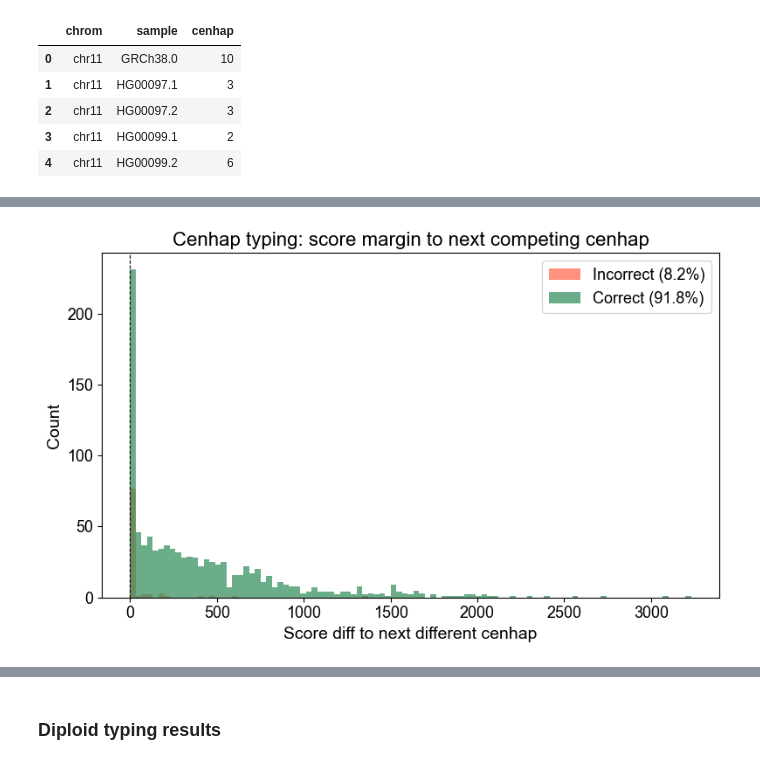
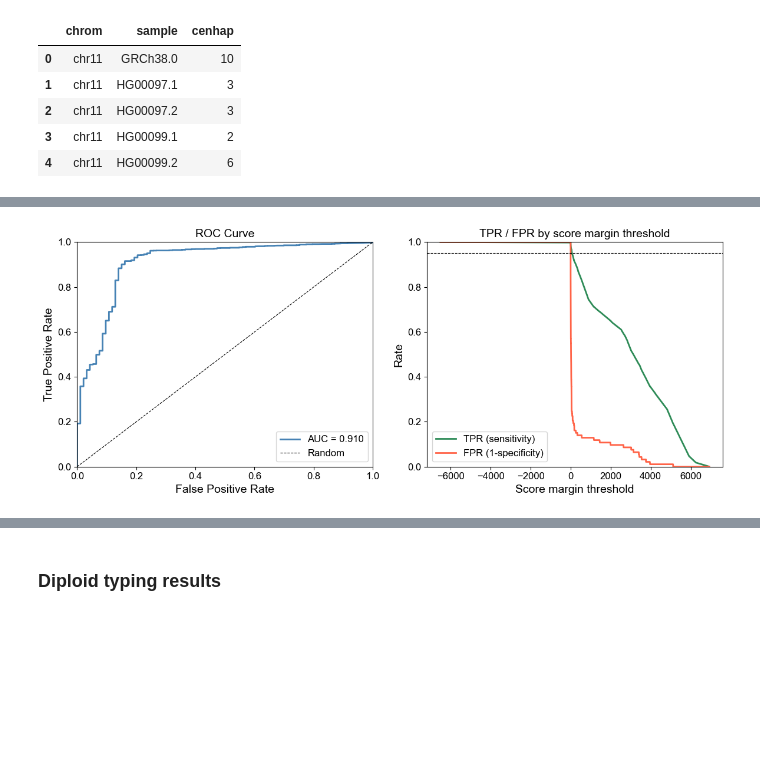
Before and after one commit to miramastoras/centrolign_analysis, a Jupyter notebook: analysis_notes/release2_QC_v2/notebooks/Fig5_pangenome_figures.ipynb, the cells around one changed output, grey strips where cells are left out. Drawn from its saved outputs; the diff is of its cells as text; code cells hidden in the pictures; blank space fills up the shorter version.

```diff
--- a/analysis_notes/release2_QC_v2/notebooks/Fig5_pangenome_figures.ipynb
+++ b/analysis_notes/release2_QC_v2/notebooks/Fig5_pangenome_figures.ipynb
@@ -288,20 +414,43 @@ Name: score_diff_next_diff_cenhap, dtype: float64
-# %%
-fig, ax = plt.subplots(figsize=(8, 5))
-
-bins = np.linspace(filt['score_diff_next_diff_cenhap'].min(),
-                   filt['score_diff_next_diff_cenhap'].max(), 100)
-
-ax.hist(incorrect_vals, bins=bins, color='tomato',   alpha=0.7, label=f'Incorrect ({pct_incorrect:.1f}%)')
-ax.hist(correct_vals,   bins=bins, color='seagreen', alpha=0.7, label=f'Correct ({pct_correct:.1f}%)')
-
-ax.axvline(0, color='black', linewidth=0.8, linestyle='--')
-ax.set_xlabel("Score diff to next different cenhap", fontsize=14)
-ax.set_ylabel("Count", fontsize=14)
-ax.set_title("Cenhap typing: score margin to next competing cenhap", fontsize=16)
-ax.tick_params(labelsize=13)
-ax.legend(fontsize=13)
-
-fig.tight_layout()
-plt.show()
-# %% [output]
-[figure, removed]
+# %%
+from sklearn.metrics import roc_curve, roc_auc_score
+
+roc_df = df.dropna(subset=['score_diff_next_diff_cenhap']).copy()
+roc_df['label'] = (roc_df['Truth cenhap'] == roc_df['Guessed cenhap']).astype(int)
+
+fpr, tpr, thresholds = roc_curve(roc_df['label'], roc_df['score_diff_next_diff_cenhap'])
+auc = roc_auc_score(roc_df['label'], roc_df['score_diff_next_diff_cenhap'])
+
+fig, (ax1, ax2) = plt.subplots(1, 2, figsize=(12, 5))
+
+# Panel 1: ROC curve
+ax1.plot(fpr, tpr, color='steelblue', linewidth=2, label=f'AUC = {auc:.3f}')
+ax1.plot([0, 1], [0, 1], color='black', linewidth=0.8, linestyle='--', label='Random')
+ax1.set_xlabel("False Positive Rate", fontsize=14)
+ax1.set_ylabel("True Positive Rate", fontsize=14)
+ax1.set_title("ROC Curve", fontsize=14)
+ax1.tick_params(labelsize=12)
+ax1.legend(fontsize=12)
+ax1.set_xlim(0, 1)
+ax1.set_ylim(0, 1)
+
+# Panel 2: score margin threshold vs TPR/FPR
+n = len(thresholds)
+ax2.plot(thresholds, tpr[:n], color='seagreen', linewidth=2, label='TPR (sensitivity)')
+ax2.plot(thresholds, fpr[:n], color='tomato',   linewidth=2, label='FPR (1-specificity)')
+
+ax2.set_xlabel("Score margin threshold", fontsize=14)
+ax2.set_ylabel("Rate", fontsize=14)
+ax2.set_title("TPR / FPR by score margin threshold", fontsize=14)
+ax2.tick_params(labelsize=12)
+ax2.legend(fontsize=12)
+ax2.set_ylim(0, 1)
+ax2.axhline(0.95, color='black', linewidth=0.8, linestyle='--', label='TPR=0.95')
+
+fig.tight_layout()
+plt.show()
+
+
+fig.tight_layout()
+plt.show()
+# %% [output]
+[figure, added]
```
Also changed, not shown: parts of 19 cells of this notebook, 1 other file.
